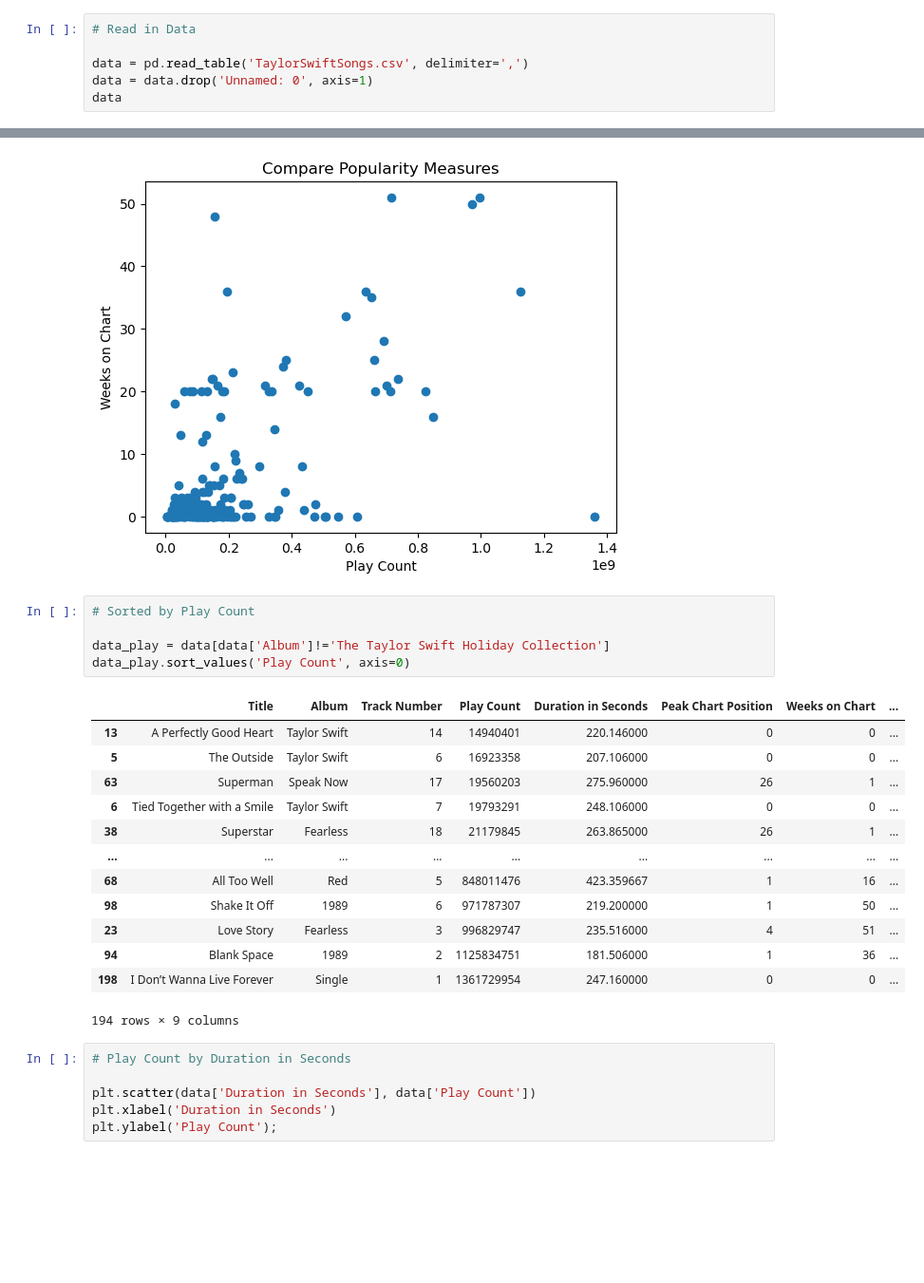
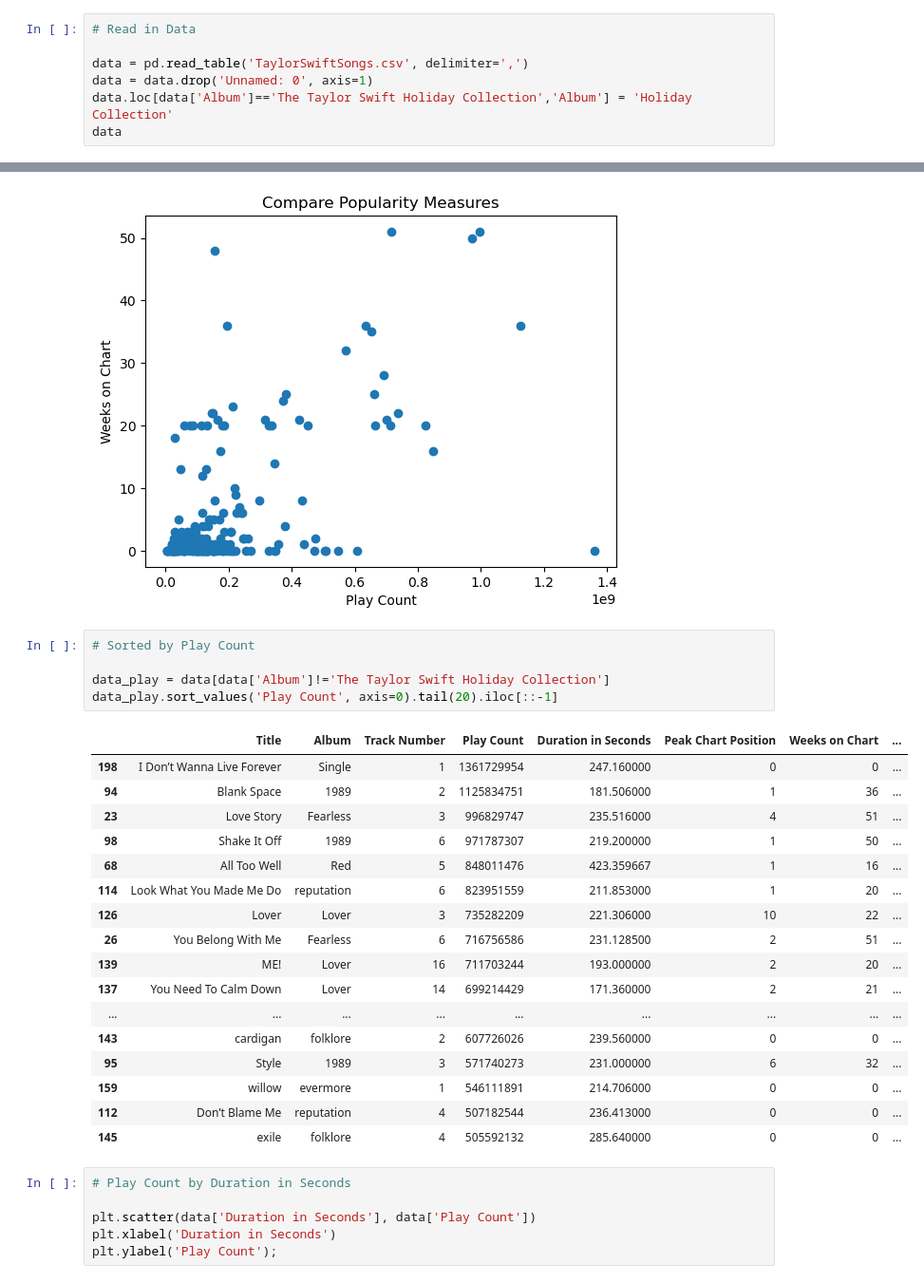
Before and after one commit to kbmoore02/Blog_3, a Jupyter notebook: EDA (Data Visualization).ipynb, the cells around one changed output, grey strips where cells are left out. Shown at 95% size. Cells and saved outputs as stored; diff of their text form; blank space fills up the shorter version.

```diff
--- a/EDA (Data Visualization).ipynb
+++ b/EDA (Data Visualization).ipynb
@@ -9,6 +9,7 @@ import seaborn as sns
 
 data = pd.read_table('TaylorSwiftSongs.csv', delimiter=',')
 data = data.drop('Unnamed: 0', axis=1)
+data.loc[data['Album']=='The Taylor Swift Holiday Collection','Album'] = 'Holiday Collection'
 data
 # %% [output]
 |  | Title | Album | Track Number | Play Count | Duration in Seconds | Peak Chart Position | Weeks on Chart | ... |
@@ -96,22 +114,26 @@ plt.title('Compare Popularity Measures');
 # %%
 # Sorted by Play Count
 
 data_play = data[data['Album']!='The Taylor Swift Holiday Collection']
-data_play.sort_values('Play Count', axis=0)
+data_play.sort_values('Play Count', axis=0).tail(20).iloc[::-1]
 # %% [output]
 |  | Title | Album | Track Number | Play Count | Duration in Seconds | Peak Chart Position | Weeks on Chart | ... |
-| 13 | A Perfectly Good Heart | Taylor Swift | 14 | 14940401 | 220.146000 | 0 | 0 | ... |
-| 5 | The Outside | Taylor Swift | 6 | 16923358 | 207.106000 | 0 | 0 | ... |
-| 63 | Superman | Speak Now | 17 | 19560203 | 275.960000 | 26 | 1 | ... |
-| 6 | Tied Together with a Smile | Taylor Swift | 7 | 19793291 | 248.106000 | 0 | 0 | ... |
-| 38 | Superstar | Fearless | 18 | 21179845 | 263.865000 | 26 | 1 | ... |
+| 198 | I Don’t Wanna Live Forever | Single | 1 | 1361729954 | 247.160000 | 0 | 0 | ... |
+| 94 | Blank Space | 1989 | 2 | 1125834751 | 181.506000 | 1 | 36 | ... |
+| 23 | Love Story | Fearless | 3 | 996829747 | 235.516000 | 4 | 51 | ... |
+| 98 | Shake It Off | 1989 | 6 | 971787307 | 219.200000 | 1 | 50 | ... |
+| 68 | All Too Well | Red | 5 | 848011476 | 423.359667 | 1 | 16 | ... |
+| 114 | Look What You Made Me Do | reputation | 6 | 823951559 | 211.853000 | 1 | 20 | ... |
+| 126 | Lover | Lover | 3 | 735282209 | 221.306000 | 10 | 22 | ... |
+| 26 | You Belong With Me | Fearless | 6 | 716756586 | 231.128500 | 2 | 51 | ... |
+| 139 | ME! | Lover | 16 | 711703244 | 193.000000 | 2 | 20 | ... |
+| 137 | You Need To Calm Down | Lover | 14 | 699214429 | 171.360000 | 2 | 21 | ... |
 | ... | ... | ... | ... | ... | ... | ... | ... | ... |
-| 68 | All Too Well | Red | 5 | 848011476 | 423.359667 | 1 | 16 | ... |
-| 98 | Shake It Off | 1989 | 6 | 971787307 | 219.200000 | 1 | 50 | ... |
-| 23 | Love Story | Fearless | 3 | 996829747 | 235.516000 | 4 | 51 | ... |
-| 94 | Blank Space | 1989 | 2 | 1125834751 | 181.506000 | 1 | 36 | ... |
-| 198 | I Don’t Wanna Live Forever | Single | 1 | 1361729954 | 247.160000 | 0 | 0 | ... |
+| 143 | cardigan | folklore | 2 | 607726026 | 239.560000 | 0 | 0 | ... |
+| 95 | Style | 1989 | 3 | 571740273 | 231.000000 | 6 | 32 | ... |
+| 159 | willow | evermore | 1 | 546111891 | 214.706000 | 0 | 0 | ... |
+| 112 | Don’t Blame Me | reputation | 4 | 507182544 | 236.413000 | 0 | 0 | ... |
+| 145 | exile | folklore | 4 | 505592132 | 285.640000 | 0 | 0 | ... |
-194 rows × 9 columns
 # %%
 # Play Count by Duration in Seconds
 
```
Also changed, not shown: parts of 5 cells of this notebook.
